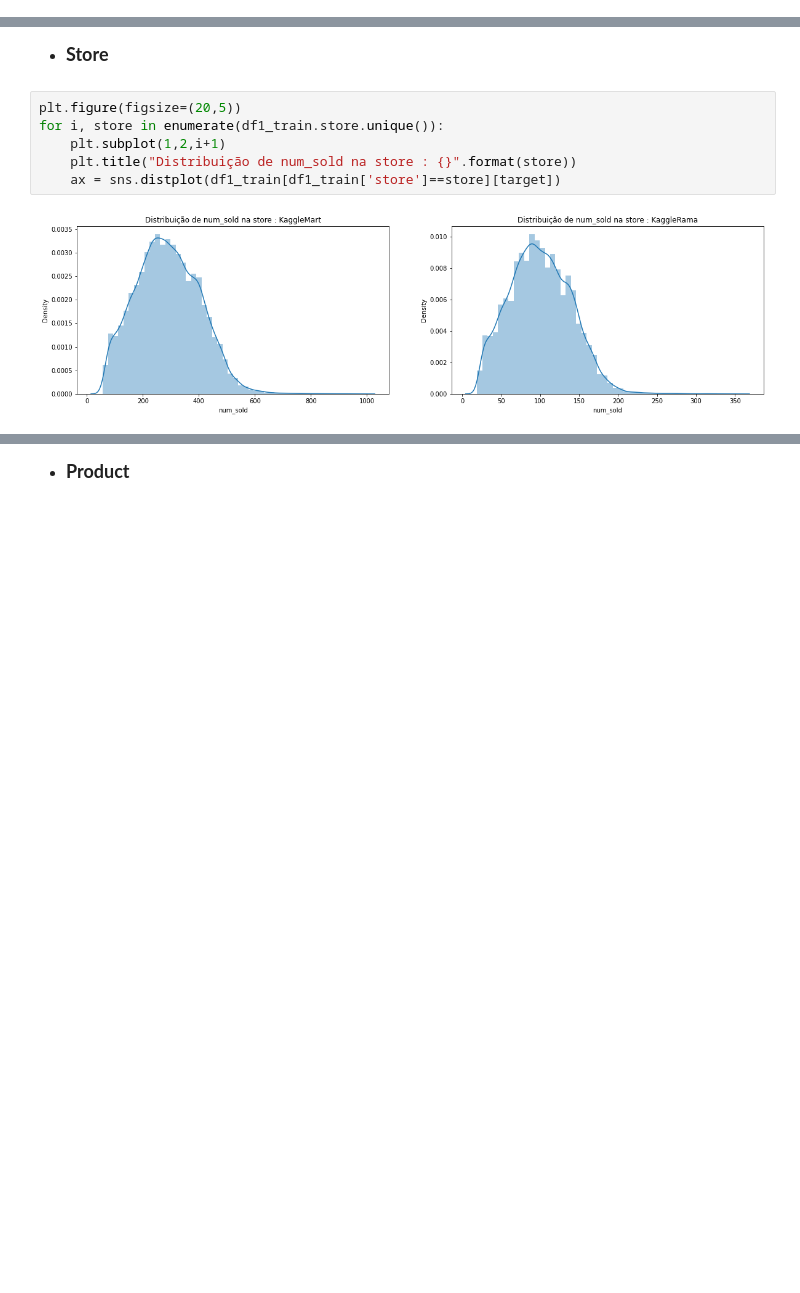
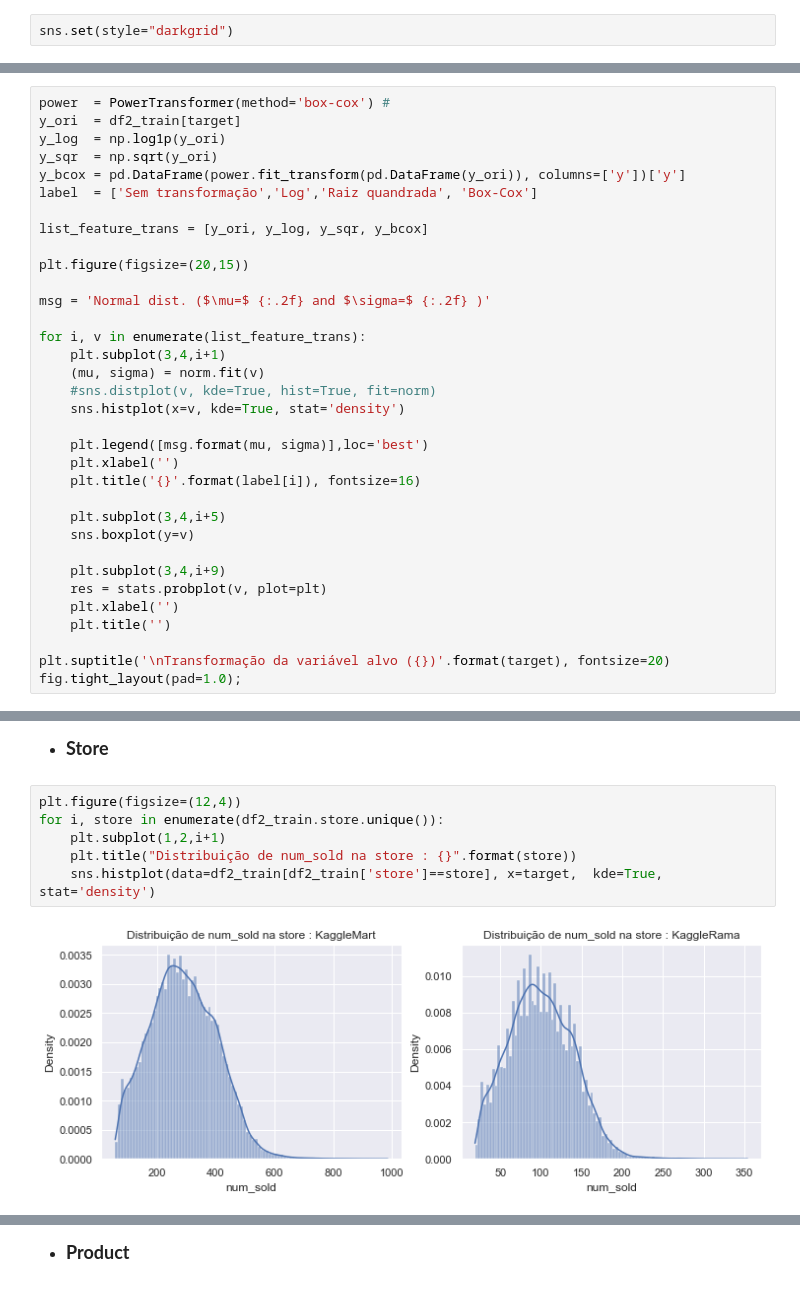
Before and after one commit to rogeriodelfim/Competicoes, a Jupyter notebook: Kaggle/Tabular Playground Series/2022/09 - Setembro/01 - EDA.ipynb, the cells around one changed output, grey strips where cells are left out. Drawn from its saved outputs; the diff is of its cells as text; blank space fills up the shorter version.

```diff
--- a/Kaggle/Tabular Playground Series/2022/09 - Setembro/01 - EDA.ipynb
+++ b/Kaggle/Tabular Playground Series/2022/09 - Setembro/01 - EDA.ipynb
@@ -730,0 +1171,2 @@ ax = sns.distplot(df1_train[target])
+# %%
+sns.set(style="darkgrid")
@@ -793,0 +1191,34 @@ Com 95% de confiança, os dados não são similares a uma distribuição normal
+# %%
+power  = PowerTransformer(method='box-cox') #
+y_ori  = df2_train[target]
+y_log  = np.log1p(y_ori)
+y_sqr  = np.sqrt(y_ori)
+y_bcox = pd.DataFrame(power.fit_transform(pd.DataFrame(y_ori)), columns=['y'])['y']
+label  = ['Sem transformação','Log','Raiz quandrada', 'Box-Cox']
+
+list_feature_trans = [y_ori, y_log, y_sqr, y_bcox]
+
+plt.figure(figsize=(20,15))
+
+msg = 'Normal dist. ($\mu=$ {:.2f} and $\sigma=$ {:.2f} )'
+
+for i, v in enumerate(list_feature_trans):
+    plt.subplot(3,4,i+1)
+    (mu, sigma) = norm.fit(v)
+    #sns.distplot(v, kde=True, hist=True, fit=norm)
+    sns.histplot(x=v, kde=True, stat='density')
+
+    plt.legend([msg.format(mu, sigma)],loc='best')
+    plt.xlabel('')
+    plt.title('{}'.format(label[i]), fontsize=16)
+
+    plt.subplot(3,4,i+5)
+    sns.boxplot(y=v)
+
+    plt.subplot(3,4,i+9)
+    res = stats.probplot(v, plot=plt)
+    plt.xlabel('')
+    plt.title('')
+
+plt.suptitle('\nTransformação da variável alvo ({})'.format(target), fontsize=20)
+fig.tight_layout(pad=1.0);
@@ -794,11 +1238,11 @@ Com 95% de confiança, os dados não são similares a uma distribuição normal
 # %% [markdown]
 - **<p style='font-size:18px'> Store</p>**
 # %%
-plt.figure(figsize=(20,5))
-for i, store in enumerate(df1_train.store.unique()):
+plt.figure(figsize=(12,4))
+for i, store in enumerate(df2_train.store.unique()):
     plt.subplot(1,2,i+1)
     plt.title("Distribuição de num_sold na store : {}".format(store))
-    ax = sns.distplot(df1_train[df1_train['store']==store][target])
+    sns.histplot(data=df2_train[df2_train['store']==store], x=target,  kde=True, stat='density')
 # %% [output]
-[figure, old version]
+[figure, new version]
 # %% [markdown]
```
Also changed, not shown: parts of 120 cells of this notebook, 2 other files.
